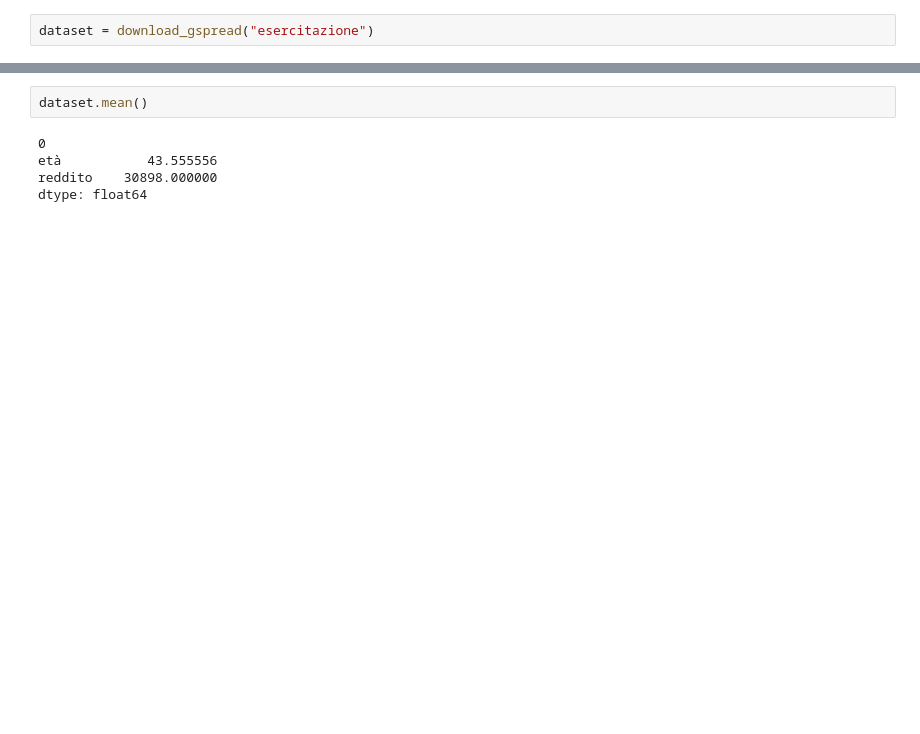
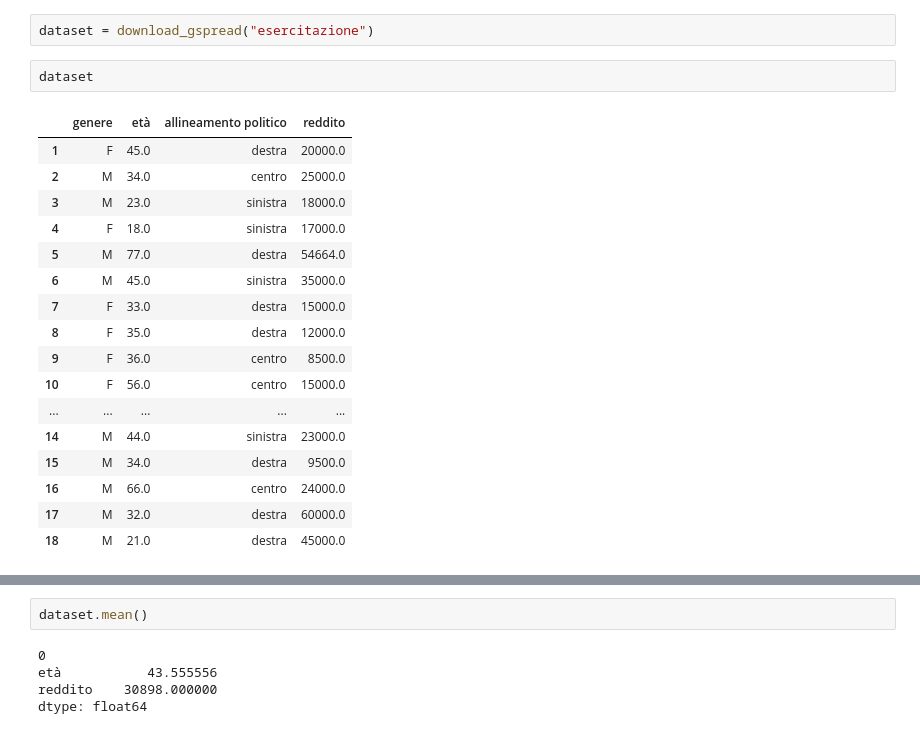
Before and after one commit to scarsellifi/open-notebook-science, a Jupyter notebook: corso_su_colaboratory.ipynb, the cells around one changed output, grey strips where cells are left out. Cells and saved outputs as stored; diff of their text form; blank space fills up the shorter version.

```diff
--- a/corso_su_colaboratory.ipynb
+++ b/corso_su_colaboratory.ipynb
@@ -68,3 +81,23 @@ def download_gspread(nome_file, nome_del_foglio = "Foglio1"):
   return dati
 # %%
 dataset = download_gspread("esercitazione")
+# %%
+dataset
+# %% [output]
+|  | genere | età | allineamento politico | reddito |
+| 1 | F | 45.0 | destra | 20000.0 |
+| 2 | M | 34.0 | centro | 25000.0 |
+| 3 | M | 23.0 | sinistra | 18000.0 |
+| 4 | F | 18.0 | sinistra | 17000.0 |
+| 5 | M | 77.0 | destra | 54664.0 |
+| 6 | M | 45.0 | sinistra | 35000.0 |
+| 7 | F | 33.0 | destra | 15000.0 |
+| 8 | F | 35.0 | destra | 12000.0 |
+| 9 | F | 36.0 | centro | 8500.0 |
+| 10 | F | 56.0 | centro | 15000.0 |
+| ... | ... | ... | ... | ... |
+| 14 | M | 44.0 | sinistra | 23000.0 |
+| 15 | M | 34.0 | destra | 9500.0 |
+| 16 | M | 66.0 | centro | 24000.0 |
+| 17 | M | 32.0 | destra | 60000.0 |
+| 18 | M | 21.0 | destra | 45000.0 |
```
Also changed, not shown: parts of 14 cells of this notebook.
